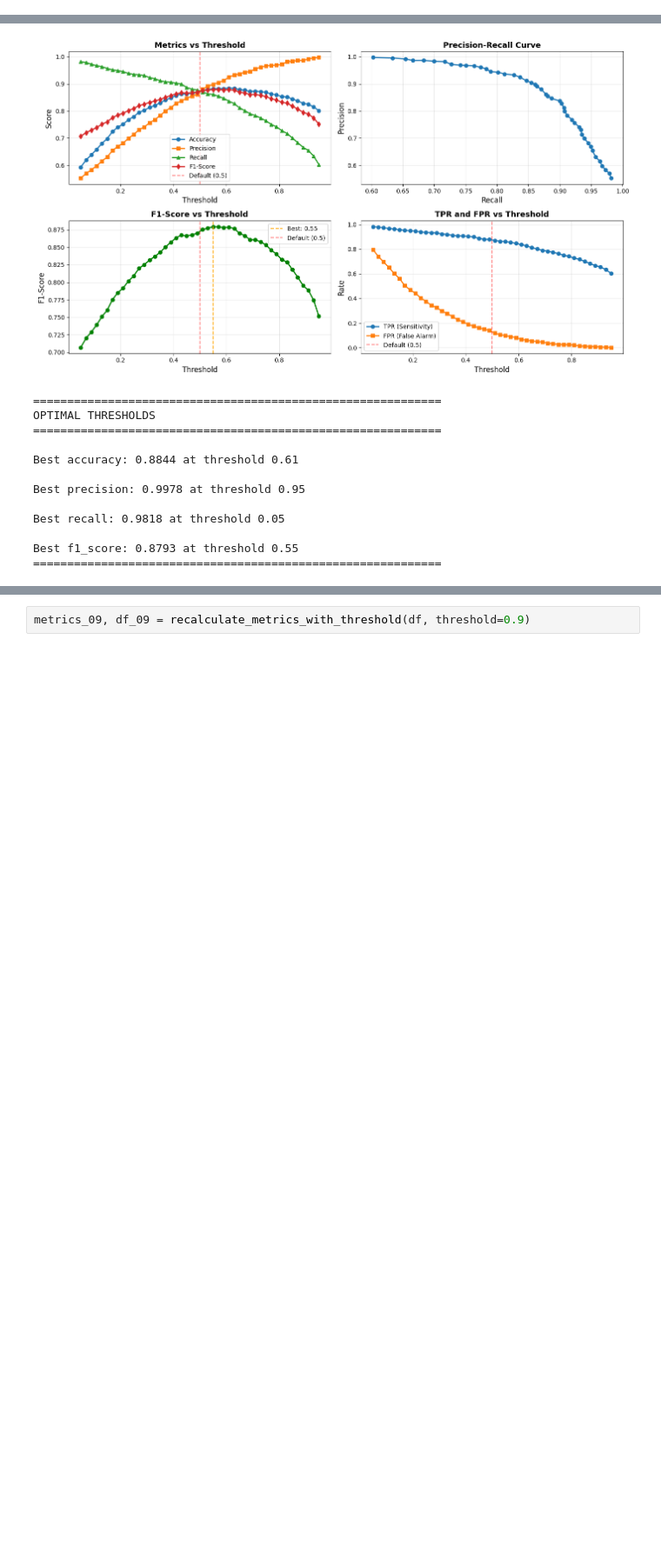
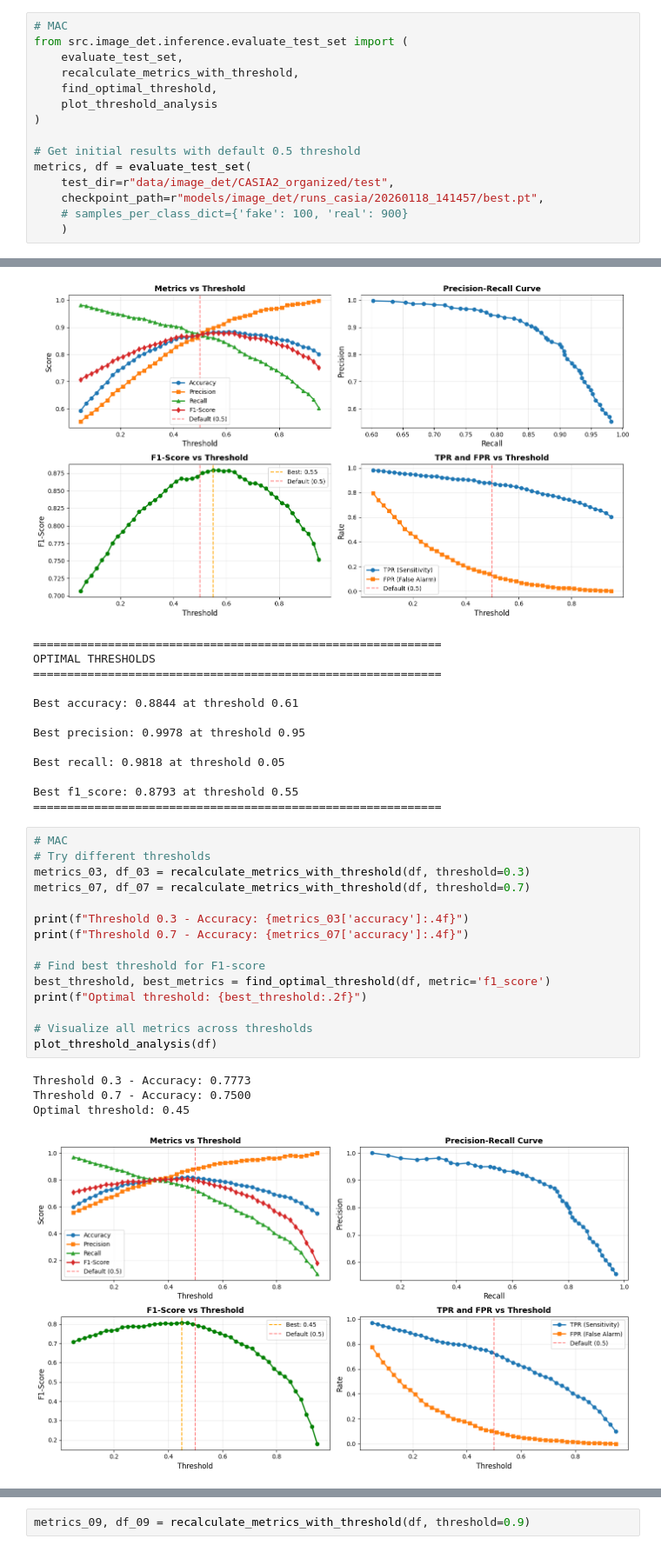
Before and after one commit to carrell-ncl/authenticity-risk-engine, a Jupyter notebook: notebooks/image_det/score_deepfake_pc.ipynb, the cells around one changed output, grey strips where cells are left out. Shown at 87% size. Saved outputs shown, nothing was run; the diff lists cells and outputs as text; blank space fills up the shorter version.

Commit message:
Add mac debug results

```diff
--- a/notebooks/image_det/score_deepfake_pc.ipynb
+++ b/notebooks/image_det/score_deepfake_pc.ipynb
@@ -159,3 +69,18 @@ Computing metrics...
 
 
 DataFrame created with 1540 rows
+# %%
+# MAC
+from src.image_det.inference.evaluate_test_set import (
+    evaluate_test_set,
+    recalculate_metrics_with_threshold,
+    find_optimal_threshold,
+    plot_threshold_analysis
+)
+
+# Get initial results with default 0.5 threshold
+metrics, df = evaluate_test_set(
+    test_dir=r"data/image_det/CASIA2_organized/test",
+    checkpoint_path=r"models/image_det/runs_casia/20260118_141457/best.pt",
+    # samples_per_class_dict={'fake': 100, 'real': 900}
+    )
@@ -190,3 +133,23 @@ Best recall: 0.9818 at threshold 0.05
 
 Best f1_score: 0.8793 at threshold 0.55
 ============================================================
+# %%
+# MAC
+# Try different thresholds
+metrics_03, df_03 = recalculate_metrics_with_threshold(df, threshold=0.3)
+metrics_07, df_07 = recalculate_metrics_with_threshold(df, threshold=0.7)
+
+print(f"Threshold 0.3 - Accuracy: {metrics_03['accuracy']:.4f}")
+print(f"Threshold 0.7 - Accuracy: {metrics_07['accuracy']:.4f}")
+
+# Find best threshold for F1-score
+best_threshold, best_metrics = find_optimal_threshold(df, metric='f1_score')
+print(f"Optimal threshold: {best_threshold:.2f}")
+
+# Visualize all metrics across thresholds
+plot_threshold_analysis(df)
+# %% [output]
+Threshold 0.3 - Accuracy: 0.7773
+Threshold 0.7 - Accuracy: 0.7500
+Optimal threshold: 0.45
+[figure, added]
```
Also changed, not shown: parts of 9 cells of this notebook.
